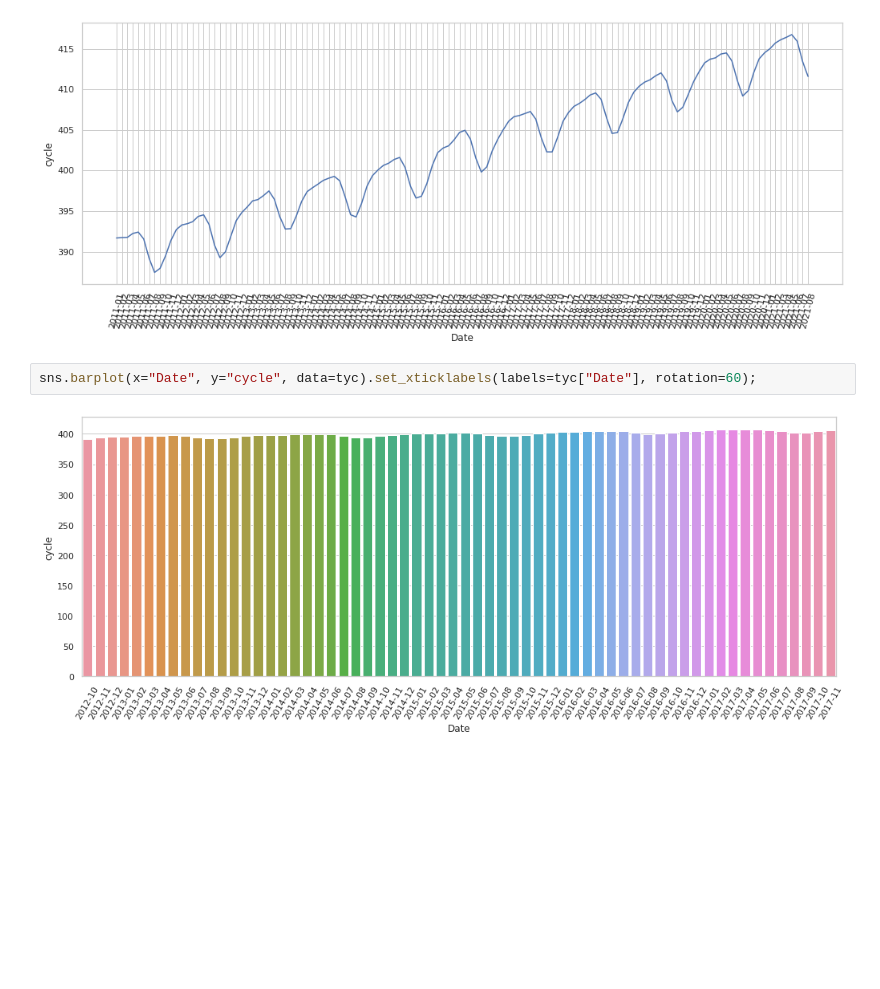
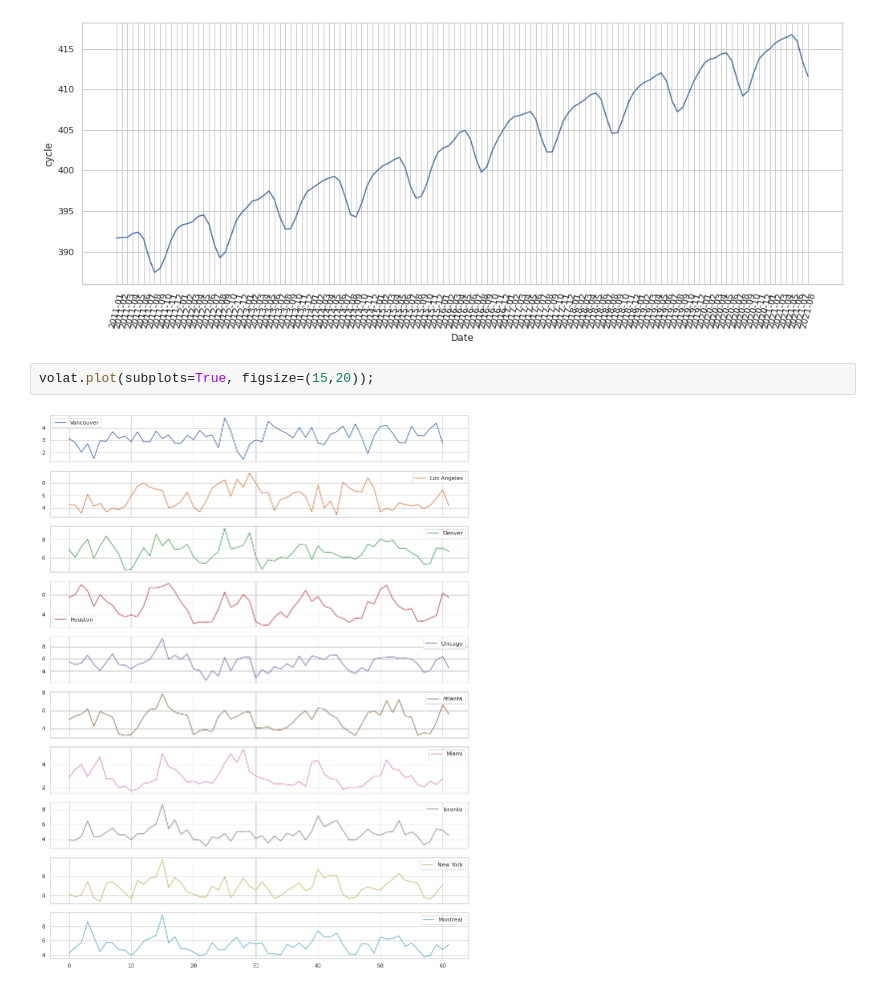
Before and after one commit to JulianTrufero/CO2-and-Temperatures-Seasonality, a Jupyter notebook: P (copy).ipynb, the cells around one changed output. Saved outputs shown, nothing was run; the diff lists cells and outputs as text; blank space fills up the shorter version.

```diff
--- a/P (copy).ipynb
+++ b/P (copy).ipynb
@@ -196,7 +227,7 @@ f = sns.lineplot(data=co2, x="Date", y="cycle")
 f.set_xticklabels(labels=co2["Date"], rotation=75);
 # %% [output]
 [figure]
-# %%
-sns.barplot(x="Date", y="cycle", data=tyc).set_xticklabels(labels=tyc["Date"], rotation=60);
-# %% [output]
-[figure, removed]
+# %%
+volat.plot(subplots=True, figsize=(15,20));
+# %% [output]
+[figure, added]
```
Also changed, not shown: parts of 26 cells of this notebook.
